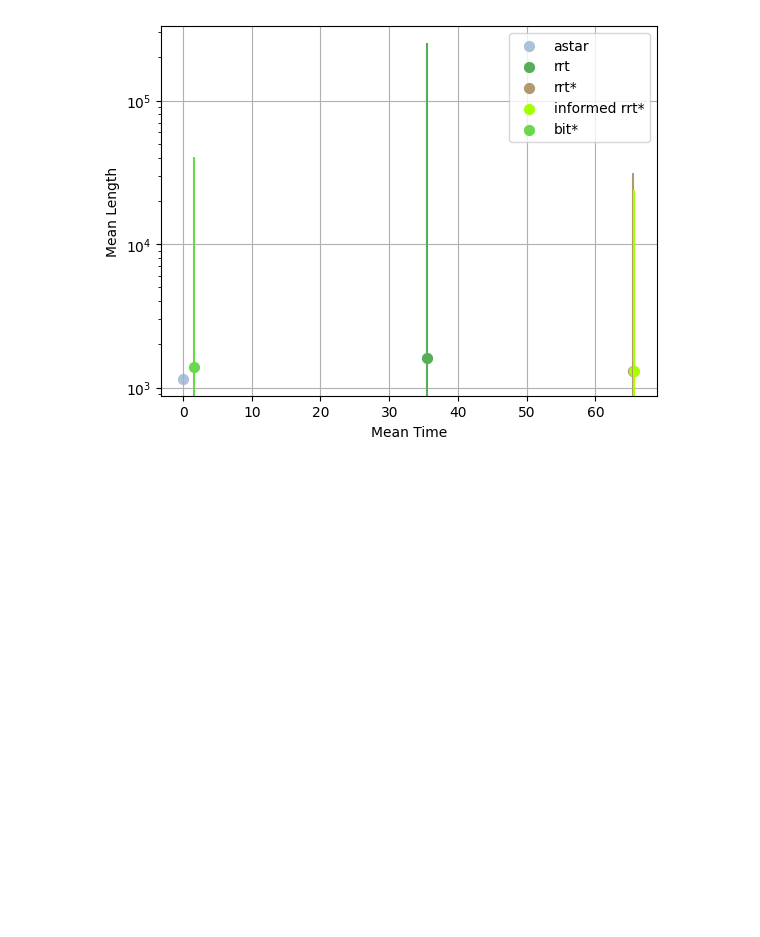
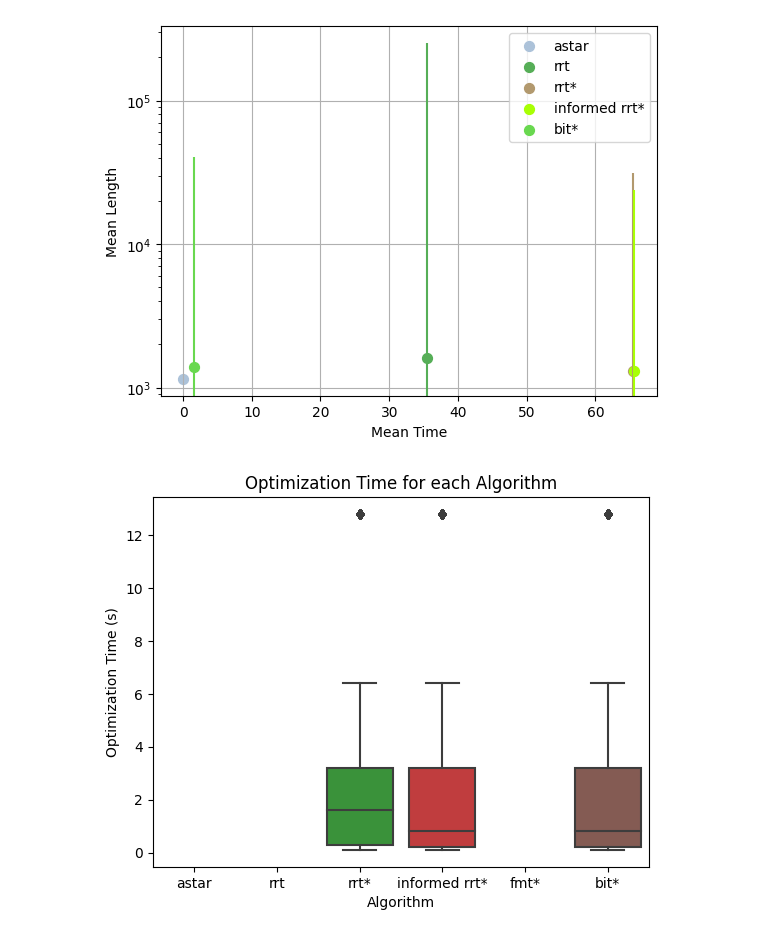
Before and after one commit to R3CK0/Project702, a Jupyter notebook: Data_visualiser.ipynb, the cells around one changed output. Drawn from its saved outputs; the diff is of its cells as text; code cells hidden in the pictures; blank space fills up the shorter version.

```diff
--- a/Data_visualiser.ipynb
+++ b/Data_visualiser.ipynb
@@ -52,0 +50,13 @@ def plot_optimisation(data):
+# %%
+import seaborn as sns
+
+optim_times = [df_optim[df_optim['Algorithm'] == algo]['Optimisation_time'] for algo in algorithms]
+
+sns.boxplot(data=optim_times)
+plt.xticks(range(len(algorithms)), algorithms)
+plt.xlabel('Algorithm')
+plt.ylabel('Optimization Time (s)')
+plt.title('Optimization Time for each Algorithm')
+plt.show()
+# %% [output]
+[figure, added]
```
Also changed, not shown: parts of 7 cells of this notebook, 37 other files.
